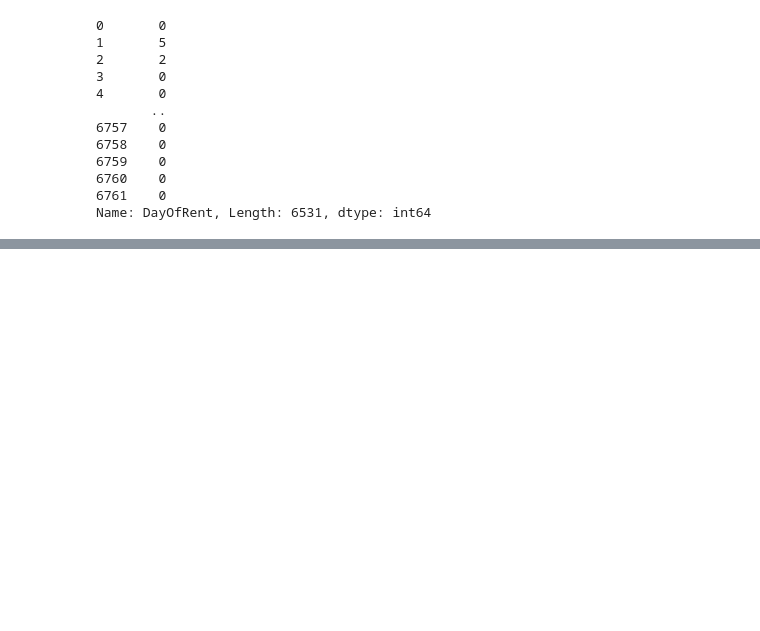
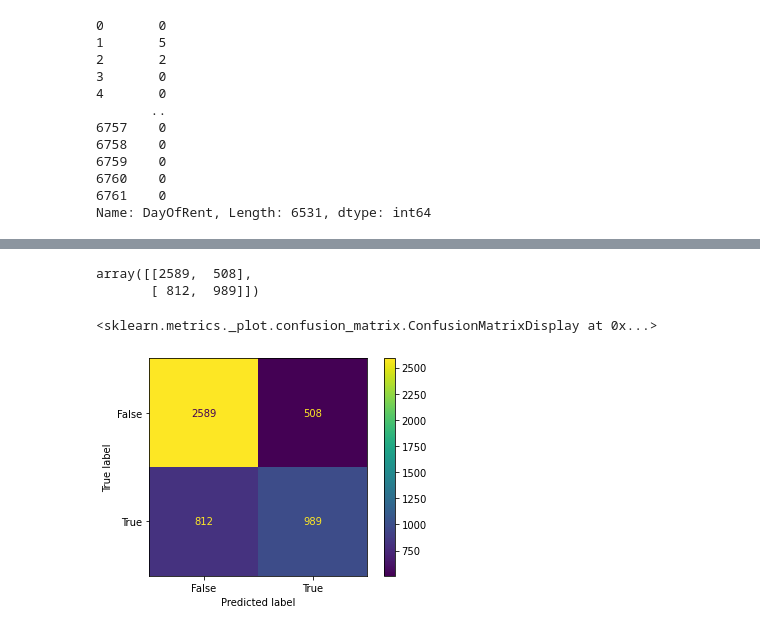
Before and after one commit to Abdulmalik-rebdi/aqar1, a Jupyter notebook: src/featureEng.ipynb, the cells around one changed output, grey strips where cells are left out. Saved outputs shown, nothing was run; the diff lists cells and outputs as text; code cells hidden in the pictures; blank space fills up the shorter version.

```diff
--- a/src/featureEng.ipynb
+++ b/src/featureEng.ipynb
@@ -860,0 +1021,17 @@ ColumnTransformer(remainder='passthrough',
+# %%
+predictions = knn_best_fit.predict(X_train_std)
+cm = confusion_matrix(y_train, predictions)
+cm
+# %% [output]
+array([[2589,  508],
+       [ 812,  989]])
+# %%
+disp = ConfusionMatrixDisplay(
+  confusion_matrix=cm,
+  display_labels=knn_best_fit.classes_
+  )
+
+disp.plot()
+# %% [output]
+<sklearn.metrics._plot.confusion_matrix.ConfusionMatrixDisplay at 0x...>
+[figure, added]
```
Also changed, not shown: parts of 63 cells of this notebook, 1 other file.
